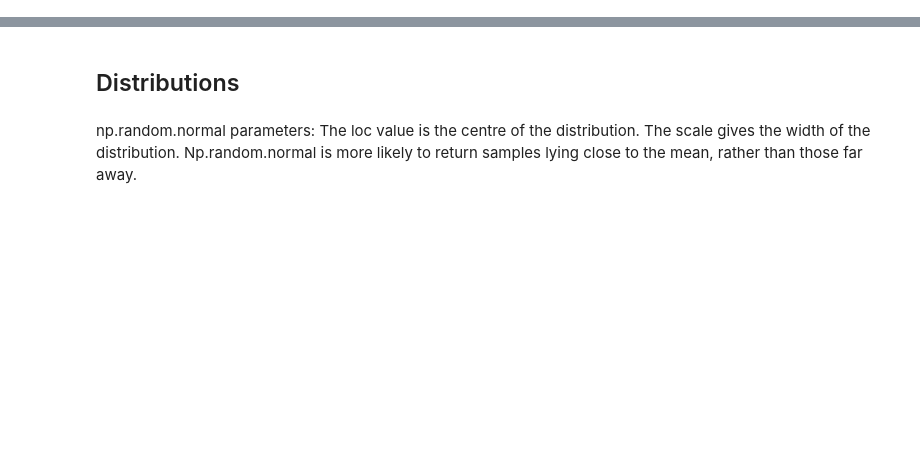
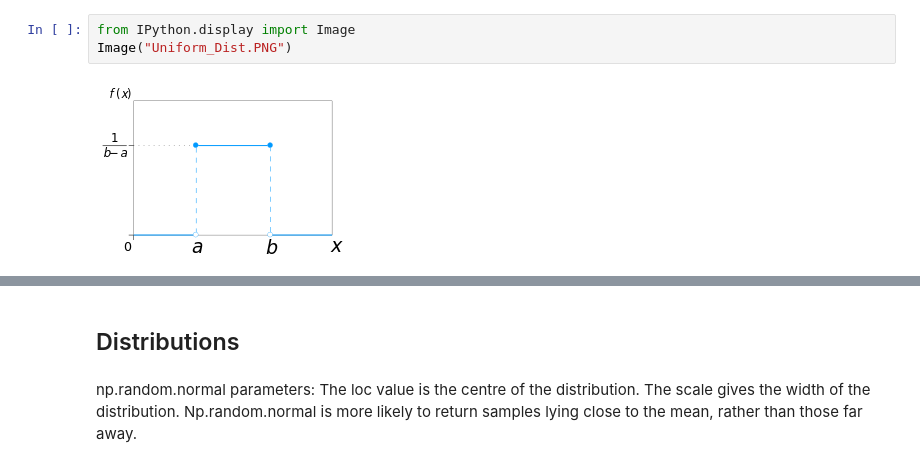
Before and after one commit to eamonnofarrell/NumpyRandom, a Jupyter notebook: NumpyRandom.ipynb, the cells around one changed output, grey strips where cells are left out. Cells and saved outputs as stored; diff of their text form; blank space fills up the shorter version.

```diff
--- a/NumpyRandom.ipynb
+++ b/NumpyRandom.ipynb
@@ -89,0 +243,5 @@ array([[6, 7, 8],
+# %%
+from IPython.display import Image
+Image("Uniform_Dist.PNG")
+# %% [output]
+[figure, added]
```
Also changed, not shown: parts of 59 cells of this notebook.
